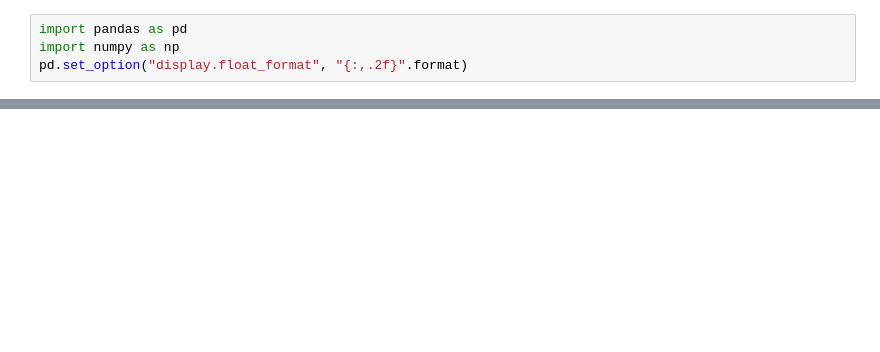
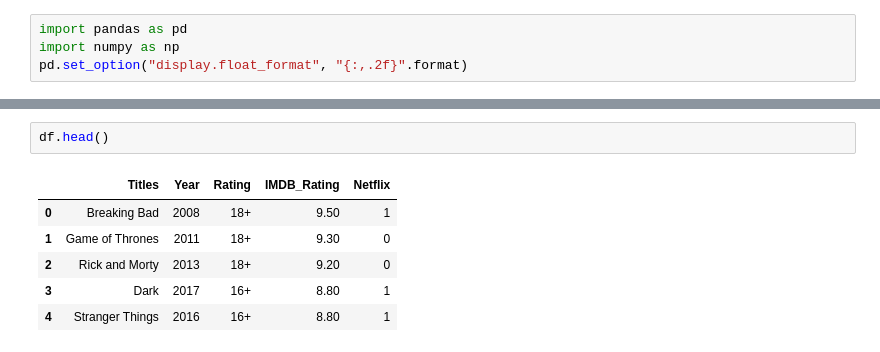
Before and after one commit to jotap53/claude_ciencia_de_dados, a Jupyter notebook: notebooks/estudo_de_caso_001.ipynb, the cells around one changed output, grey strips where cells are left out. Saved outputs shown, nothing was run; the diff lists cells and outputs as text; blank space fills up the shorter version.

```diff
--- a/notebooks/estudo_de_caso_001.ipynb
+++ b/notebooks/estudo_de_caso_001.ipynb
@@ -71,0 +164,9 @@ df.describe()
+# %%
+df.head()
+# %% [output]
+|  | Titles | Year | Rating | IMDB_Rating | Netflix |
+| 0 | Breaking Bad | 2008 | 18+ | 9.50 | 1 |
+| 1 | Game of Thrones | 2011 | 18+ | 9.30 | 0 |
+| 2 | Rick and Morty | 2013 | 18+ | 9.20 | 0 |
+| 3 | Dark | 2017 | 16+ | 8.80 | 1 |
+| 4 | Stranger Things | 2016 | 16+ | 8.80 | 1 |
```
Also changed, not shown: parts of 21 cells of this notebook, 2 other files.
